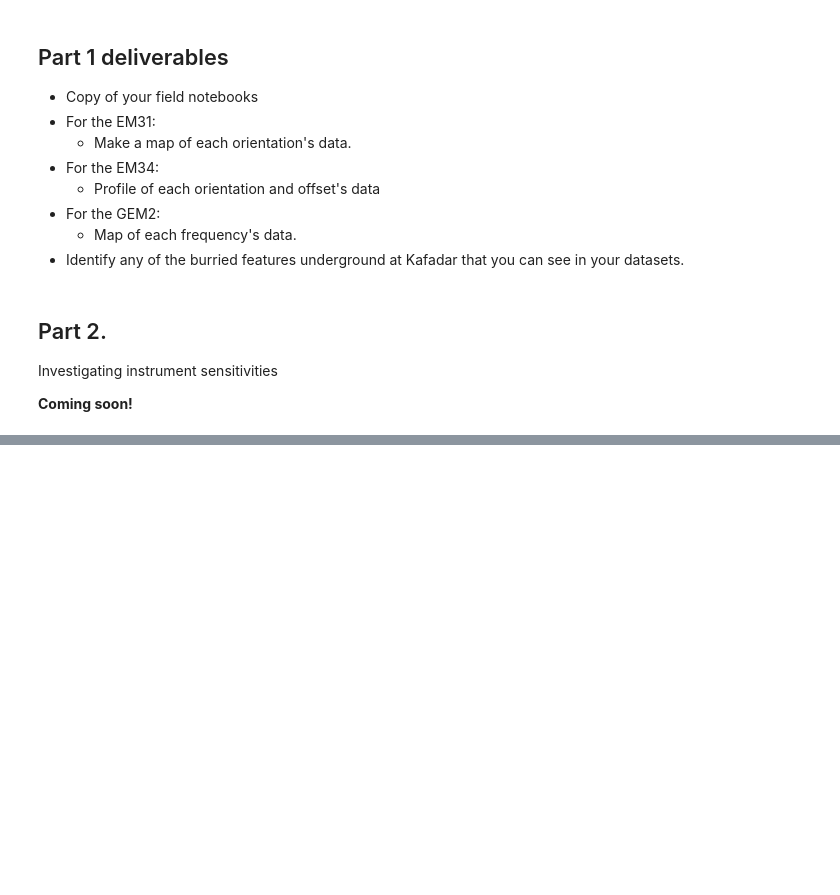
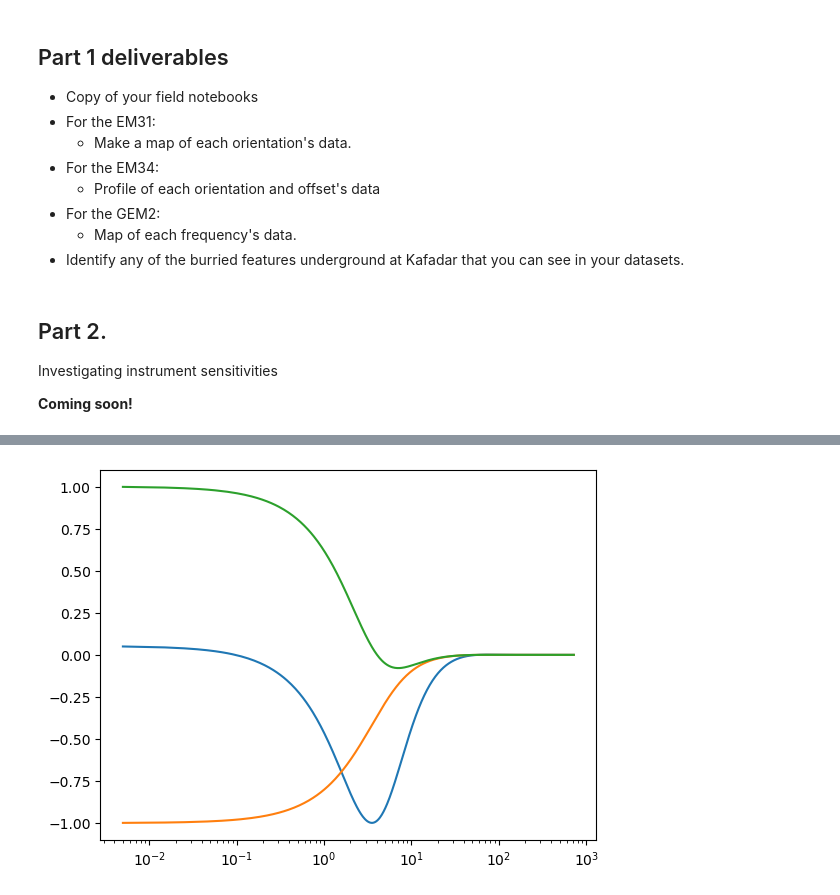
Before and after one commit to jcapriot/gpgn-319, a Jupyter notebook: labs/EM/Lab3-FDEM-collection.ipynb, the cells around one changed output, grey strips where cells are left out. Saved outputs shown, nothing was run; the diff lists cells and outputs as text; code cells hidden in the pictures; blank space fills up the shorter version.

```diff
--- a/labs/EM/Lab3-FDEM-collection.ipynb
+++ b/labs/EM/Lab3-FDEM-collection.ipynb
@@ -105,0 +116,6 @@ plt.semilogx(temp.depths, temp.sens[-7].T)
+# %%
+plot_semilogx_scaled(temp.depths, temp.sens[info['em34']['hcp'][10]['imag']])
+plot_semilogx_scaled(temp.depths, temp.sens[info['em34']['vcp'][10]['imag']])
+plot_semilogx_scaled(temp.depths, temp.sens[info['em34']['vca'][10]['imag']])
+# %% [output]
+[figure, added]
```
Also changed, not shown: parts of 10 cells of this notebook, 2 other files.
